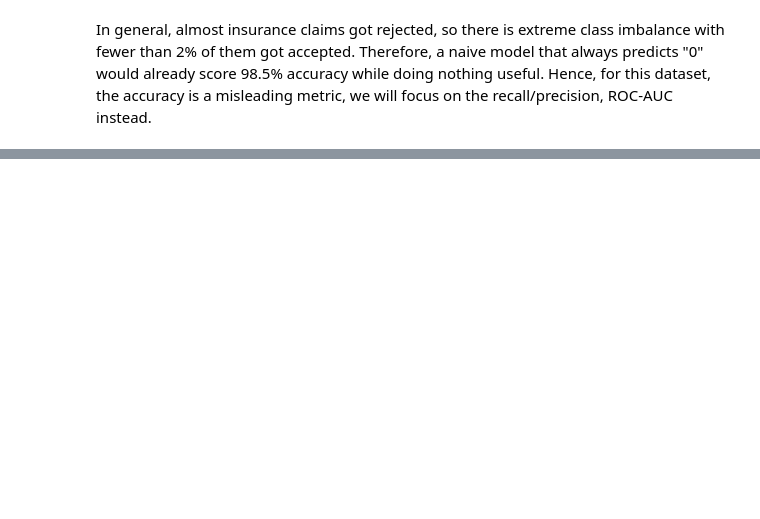
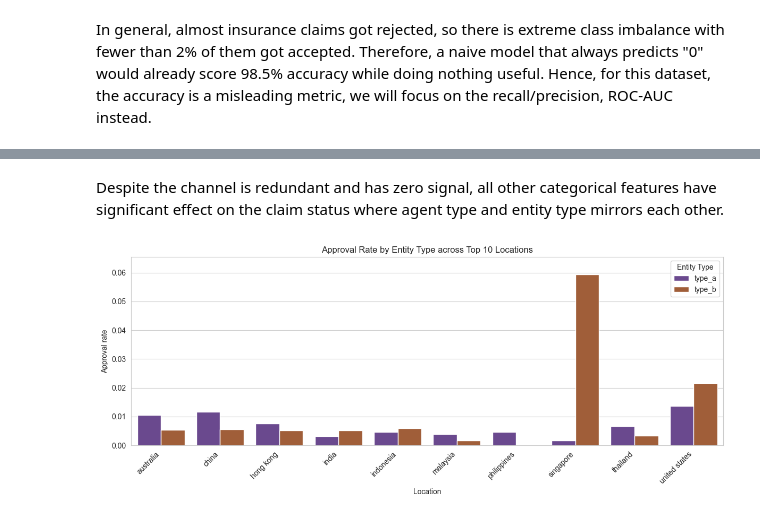
Before and after one commit to agastyaharta/ml_regression_classification, a Jupyter notebook: insurance_classification.ipynb, the cells around one changed output, grey strips where cells are left out. Drawn from its saved outputs; the diff is of its cells as text; code cells hidden in the pictures; blank space fills up the shorter version.

```diff
--- a/insurance_classification.ipynb
+++ b/insurance_classification.ipynb
@@ -194,0 +468,3 @@ In general, almost insurance claims got rejected, so there is extreme class imba
+# %%
+locs = sorted(train['location'].dropna().unique())
+print("Unique locations:\n", locs)
@@ -194,0 +598,25 @@ In general, almost insurance claims got rejected, so there is extreme class imba
+# %% [markdown]
+Despite the channel is redundant and has zero signal, all other categorical features have significant effect on the claim status where agent type and entity type mirrors each other.
+# %%
+#approval rate by location & entity_type
+top_locs = train.location.value_counts().head(10).index.tolist()
+agg = (
+    train[train.location.isin(top_locs)]
+    .groupby(["location","entity_type"])["claim_status"]
+    .mean()
+    .reset_index())
+
+plt.figure(figsize=(12,5))
+sns.barplot(
+    x="location", y="claim_status", hue="entity_type",
+    data=agg, palette=["#6a3d9a","#b15928"])
+plt.xticks(rotation=45, ha="right")
+plt.ylabel("Approval rate")
+plt.xlabel("Location")
+plt.title("Approval Rate by Entity Type across Top 10 Locations")
+plt.ylim(0, agg.claim_status.max()*1.1)
+plt.legend(title="Entity Type")
+plt.tight_layout()
+plt.show()
+# %% [output]
+[figure, added]
```
Also changed, not shown: parts of 98 cells of this notebook.
